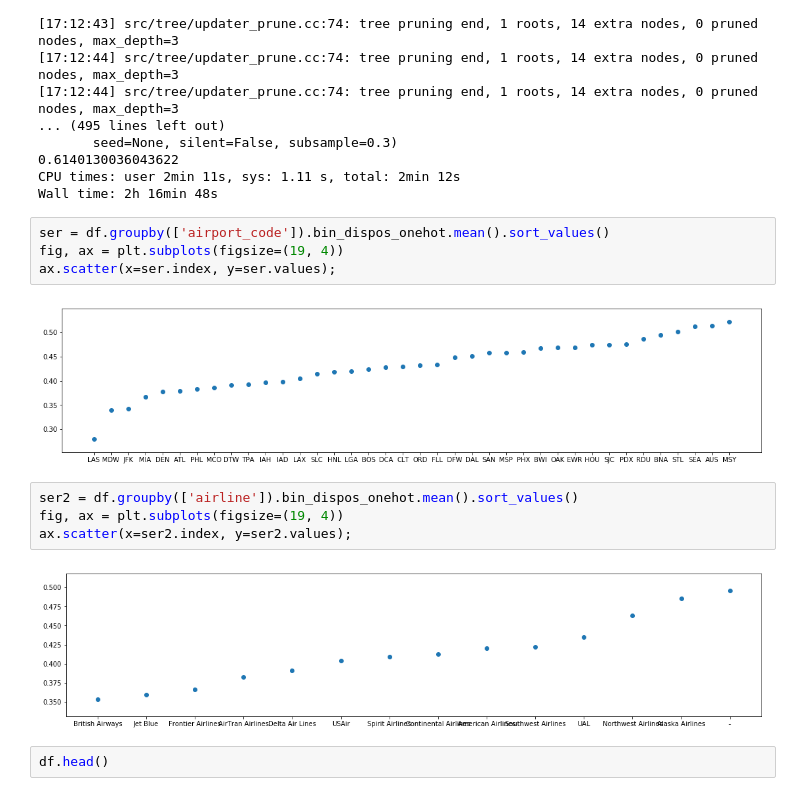
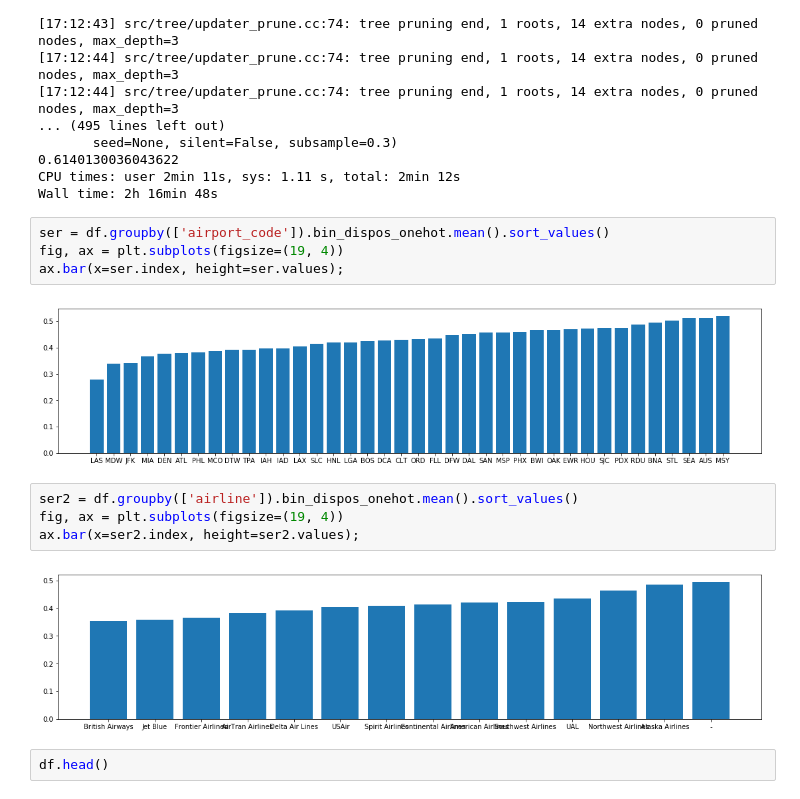
Before and after one commit to spencertollefson/tsa_claims, a Jupyter notebook: simple_models.ipynb, the cells around one changed output. Saved outputs shown, nothing was run; the diff lists cells and outputs as text.

Commit message:
more updates to models and charts

```diff
--- a/simple_models.ipynb
+++ b/simple_models.ipynb
@@ -1201,15 +1242,15 @@ Wall time: 2h 16min 48s
 # %%
 ser = df.groupby(['airport_code']).bin_dispos_onehot.mean().sort_values()
 fig, ax = plt.subplots(figsize=(19, 4))
-ax.scatter(x=ser.index, y=ser.values);
+ax.bar(x=ser.index, height=ser.values);
 # %% [output]
-[figure, old version]
+[figure, new version]
 # %%
 ser2 = df.groupby(['airline']).bin_dispos_onehot.mean().sort_values()
 fig, ax = plt.subplots(figsize=(19, 4))
-ax.scatter(x=ser2.index, y=ser2.values);
+ax.bar(x=ser2.index, height=ser2.values);
 # %% [output]
-[figure, old version]
+[figure, new version]
 # %%
 df.head()
 # %% [output]
```
Also changed, not shown: parts of 9 cells of this notebook.
